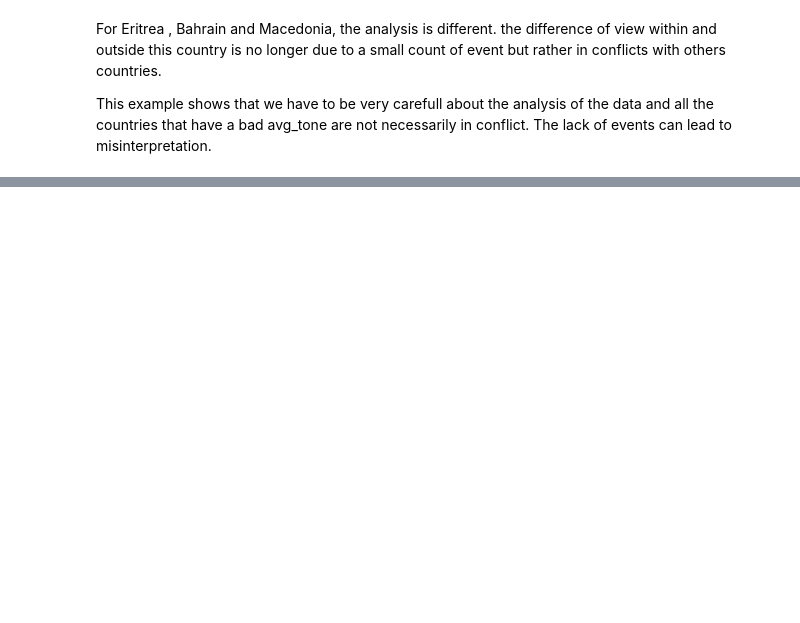
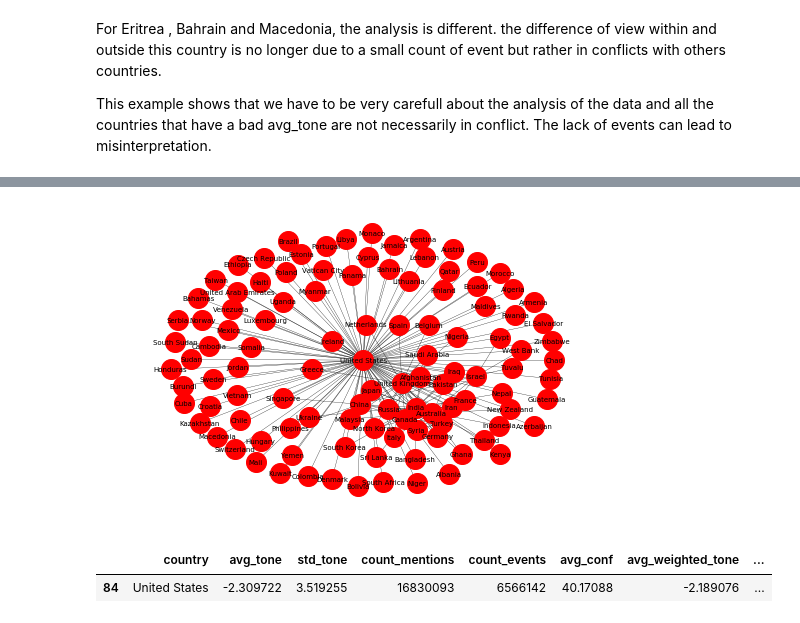
Before and after one commit to NatGr/projectAdA, a Jupyter notebook: tests_christophe.ipynb, the cells around one changed output, grey strips where cells are left out. Cells and saved outputs as stored; diff of their text form; code cells hidden in the pictures; blank space fills up the shorter version.

```diff
--- a/tests_christophe.ipynb
+++ b/tests_christophe.ipynb
@@ -430,0 +456,11 @@ count_map.to_csv('count_map.csv')
+# %%
+subgraph_USA = graph_negative.subgraph(['United States']+list(graph_negative.neighbors('United States')))
+nx.draw_spring(subgraph_USA, with_labels=True, node_size=400,font_size=7, width=0.3 )
+plt.savefig('graph2.png')
+# %% [output]
+[figure, added]
+# %%
+country_outer_view[country_outer_view["country"] == 'United States']
+# %% [output]
+|  | country | avg_tone | std_tone | count_mentions | count_events | avg_conf | avg_weighted_tone | ... |
+| 84 | United States | -2.309722 | 3.519255 | 16830093 | 6566142 | 40.17088 | -2.189076 | ... |
```
Also changed, not shown: parts of 4 cells of this notebook.
